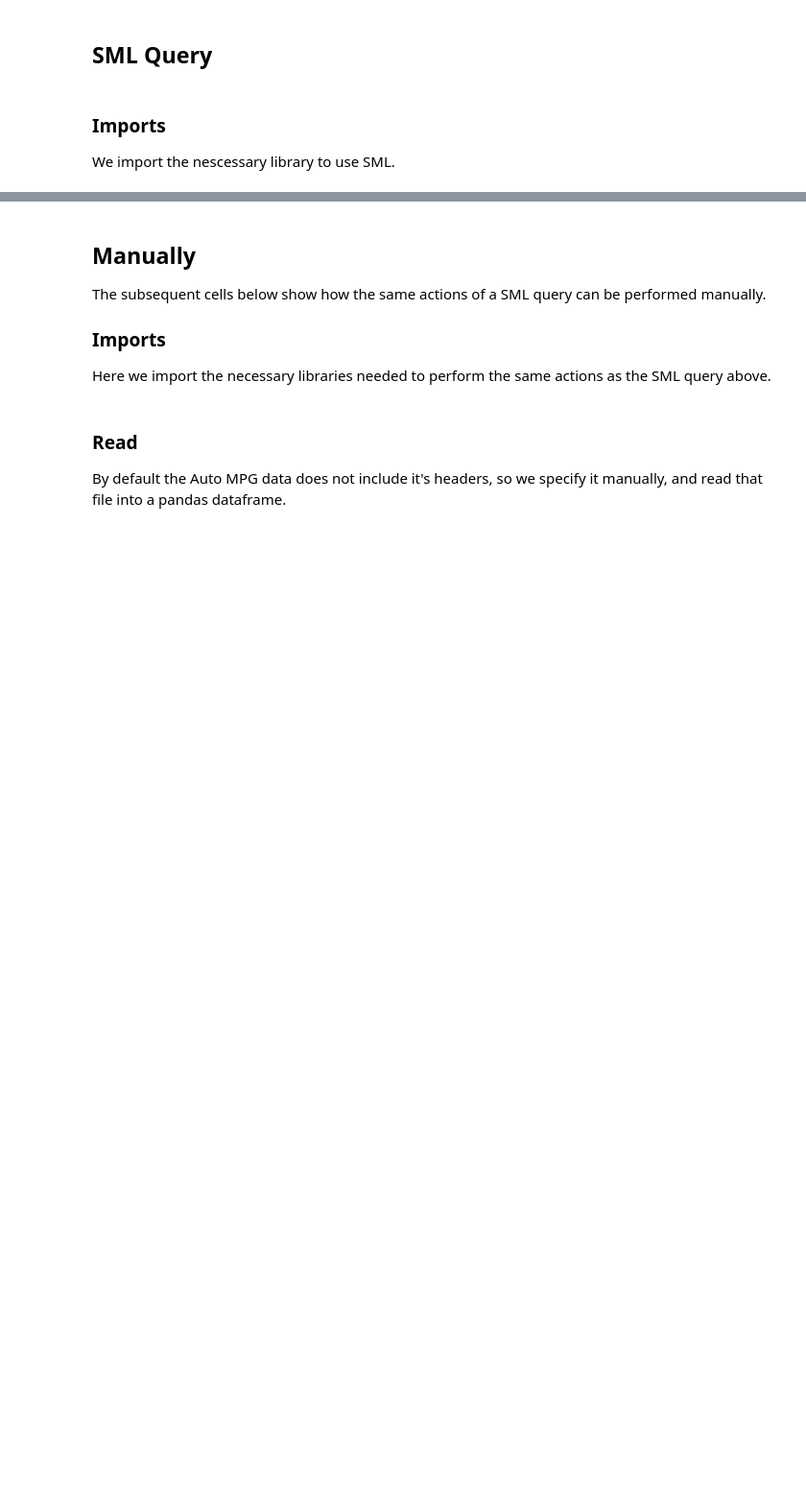
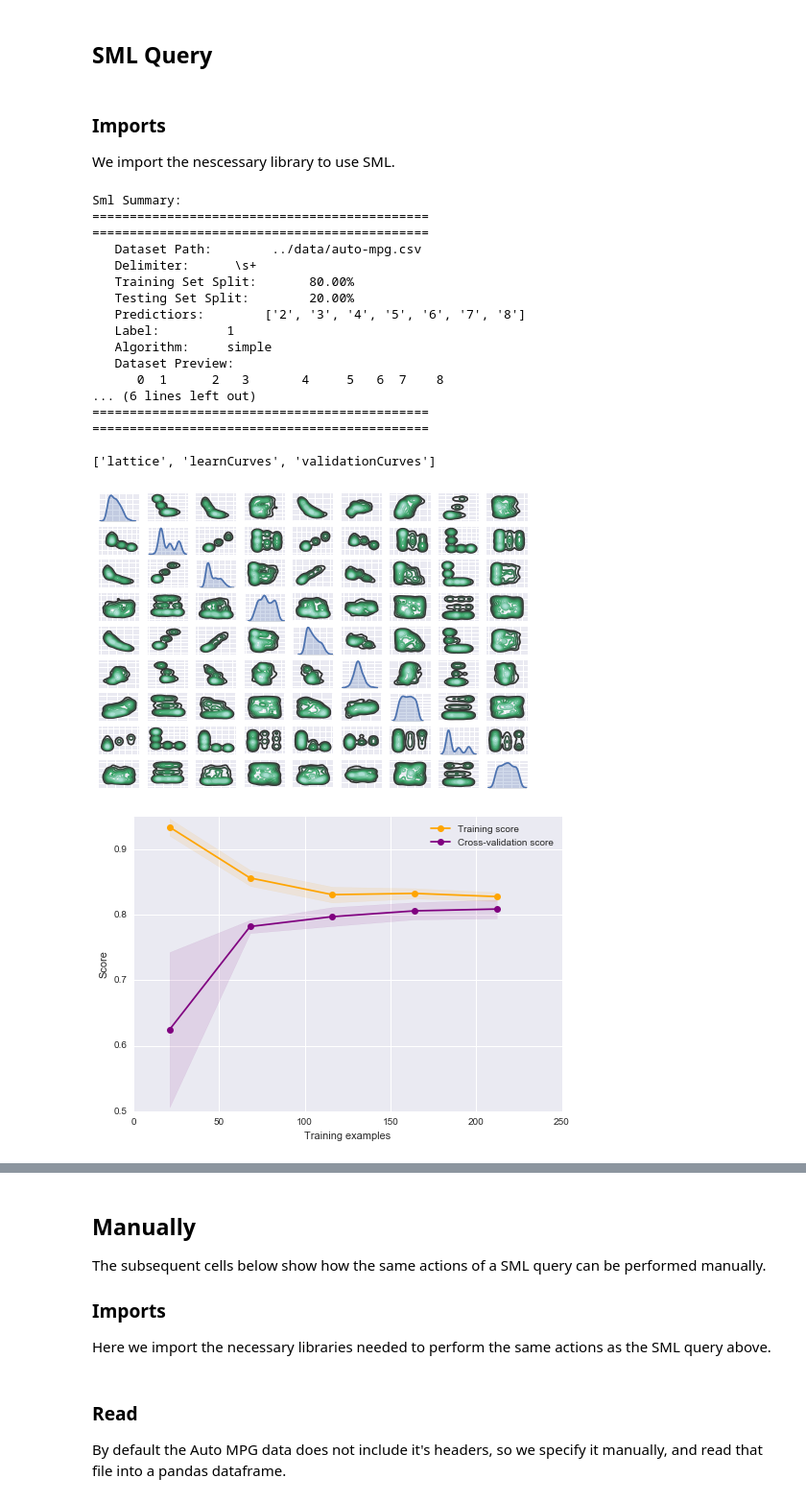
Before and after one commit to lcdm-uiuc/sml, a Jupyter notebook: dataflows/plot/autompg_linear_regression-READ-SPLIT-REGRESS-PLOT.ipynb, the cells around one changed output, grey strips where cells are left out. Shown at 96% size. Cells and saved outputs as stored; diff of their text form; code cells hidden in the pictures; blank space fills up the shorter version.

```diff
--- a/dataflows/plot/autompg_linear_regression-READ-SPLIT-REGRESS-PLOT.ipynb
+++ b/dataflows/plot/autompg_linear_regression-READ-SPLIT-REGRESS-PLOT.ipynb
@@ -11,7 +12,28 @@ We import the nescessary library to use SML.
 from sml import execute
 # %%
-query = 'READ "../data/auto-mpg.csv" (separator = "\s+", header = None) AND\
- REPLACE ("?", "mode") AND SPLIT (train = .8, test = .2, validation = .0) AND\
-  REGRESS (predictors = [2,3,4,5,6,7,8], label = 1, algorithm = simple)'
+query = 'READ "../data/auto-mpg.csv" (separator = "\s+", header = None) AND \
+ REPLACE (missing = "?", strategy = "mode") AND SPLIT (train = .8, test = .2, validation = .0) AND \
+  REGRESS (predictors = [2,3,4,5,6,7,8], label = 1, algorithm = simple) AND \
+  PLOT (modelType="AUTO", plotTypes="AUTO")'
 
-execute(query, verbose=False)
+execute(query, verbose=True)
+# %% [output]
+Sml Summary:
+=============================================
+=============================================
+   Dataset Path:        ../data/auto-mpg.csv
+   Delimiter:      \s+
+   Training Set Split:       80.00%
+   Testing Set Split:        20.00%
+   Predictiors:        ['2', '3', '4', '5', '6', '7', '8']
+   Label:         1
+   Algorithm:     simple
+   Dataset Preview:
+      0  1      2   3       4     5   6  7    8
+... (6 lines left out)
+=============================================
+=============================================
+
+['lattice', 'learnCurves', 'validationCurves']
+[figure, added]
+[figure, added]
```
Also changed, not shown: parts of 6 cells of this notebook, 1 other file.
